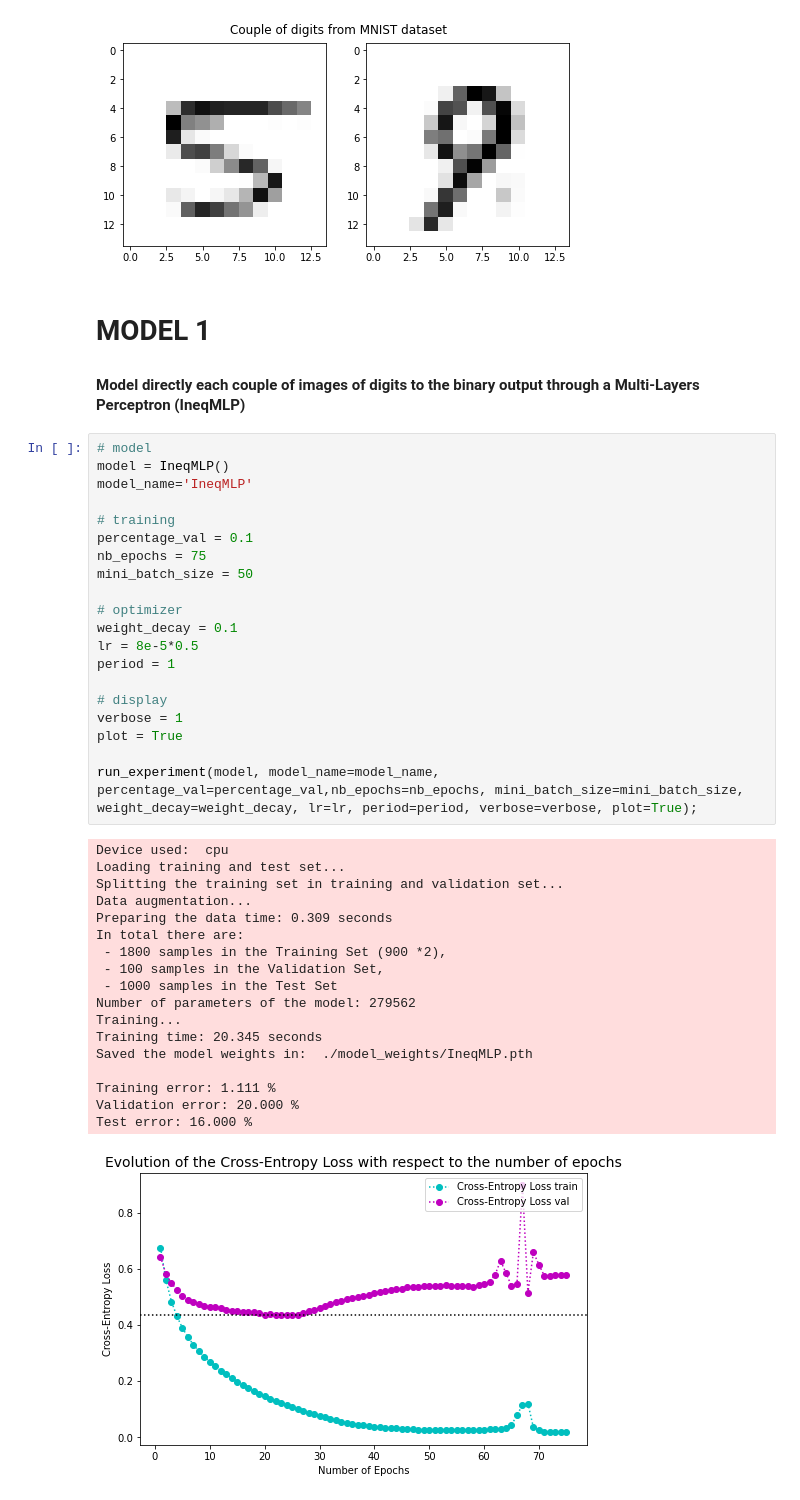
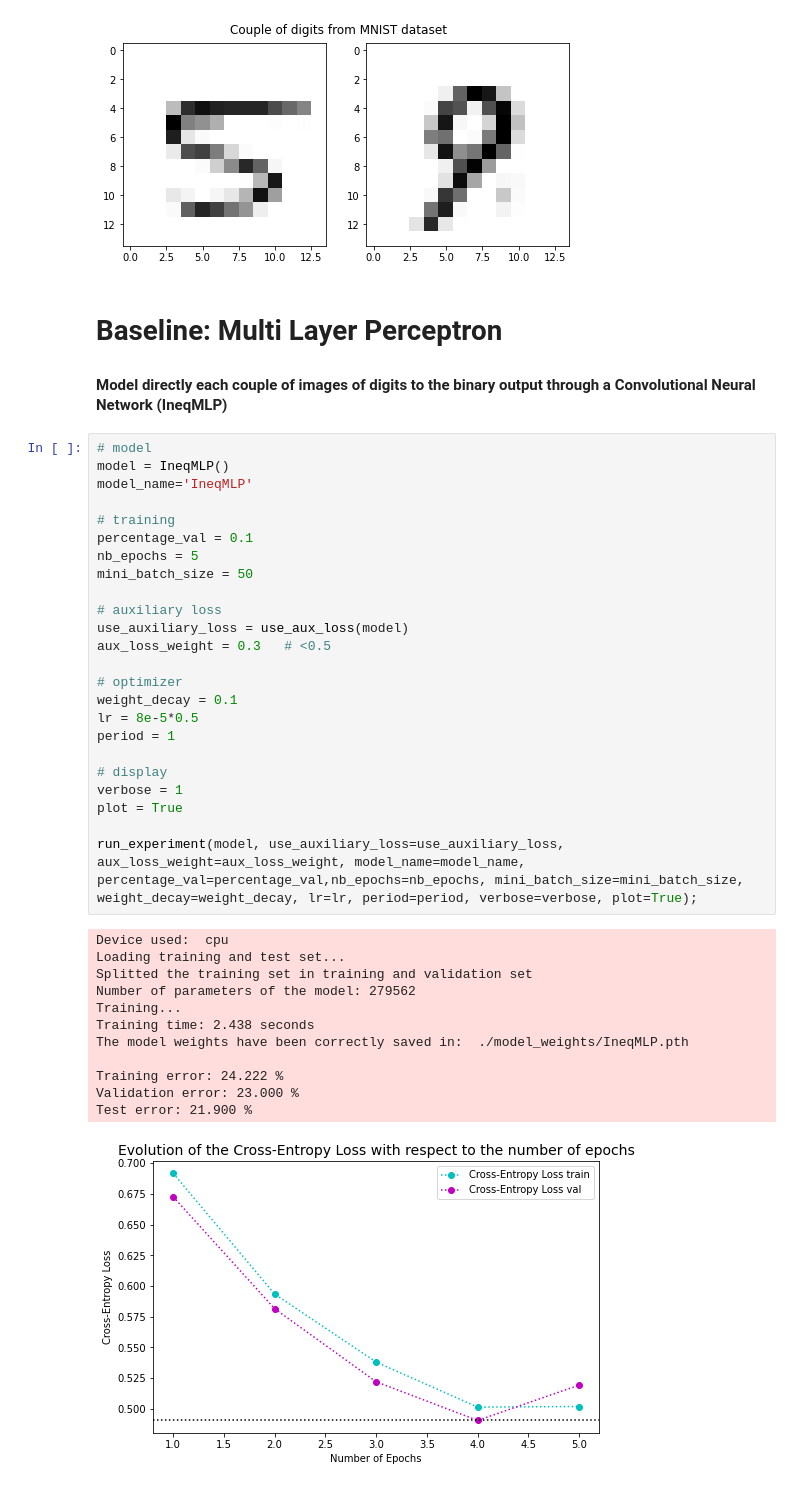
Before and after one commit to riccardocadei/DCNN-for-Digits-Comparison, a Jupyter notebook: main.ipynb, the cells around one changed output. Saved outputs shown, nothing was run; the diff lists cells and outputs as text.

Commit message:
clean notebook, add auxiliary loss, correct some bugs
clean notebook (now it should be in its final version) with the necessary output for the final report, add auxiliary loss, correct some bugs

```diff
--- a/main.ipynb
+++ b/main.ipynb
@@ -26,45 +24,43 @@ axs[1].imshow(train_input[n,1], cmap='Greys');
 # %% [output]
 [figure]
 # %% [markdown]
-# MODEL 1
-#### Model directly each couple of images of digits to the binary output through a Multi-Layers Perceptron (IneqMLP)
+# Baseline: Multi Layer Perceptron
+#### Model directly each couple of images of digits to the binary output through a Convolutional Neural Network (IneqMLP)
 # %%
 # model
 model = IneqMLP()
 model_name='IneqMLP'
 
 # training
 percentage_val = 0.1
-nb_epochs = 75
+nb_epochs = 5
 mini_batch_size = 50
+
+# auxiliary loss
+use_auxiliary_loss = use_aux_loss(model)
+aux_loss_weight = 0.3   # <0.5
 
 # optimizer
 weight_decay = 0.1
 lr = 8e-5*0.5
 period = 1
 
 # display
 verbose = 1
 plot = True
 
-run_experiment(model, model_name=model_name, percentage_val=percentage_val,nb_epochs=nb_epochs, mini_batch_size=mini_batch_size, weight_decay=weight_decay, lr=lr, period=period, verbose=verbose, plot=True);
+run_experiment(model, use_auxiliary_loss=use_auxiliary_loss, aux_loss_weight=aux_loss_weight, model_name=model_name, percentage_val=percentage_val,nb_epochs=nb_epochs, mini_batch_size=mini_batch_size, weight_decay=weight_decay, lr=lr, period=period, verbose=verbose, plot=True);
 # %% [output]
 Device used:  cpu
 Loading training and test set...
-Splitting the training set in training and validation set...
-Data augmentation...
-Preparing the data time: 0.309 seconds
-In total there are:
- - 1800 samples in the Training Set (900 *2),
- - 100 samples in the Validation Set,
- - 1000 samples in the Test Set
+Splitted the training set in training and validation set
 Number of parameters of the model: 279562
 Training...
-Training time: 20.345 seconds
-Saved the model weights in:  ./model_weights/IneqMLP.pth
+Training time: 2.438 seconds
+The model weights have been correctly saved in:  ./model_weights/IneqMLP.pth
 
-Training error: 1.111 %
-Validation error: 20.000 %
-Test error: 16.000 %
+Training error: 24.222 %
+Validation error: 23.000 %
+Test error: 21.900 %
-[figure, old version]
+[figure, new version]
 # %%
```
Also changed, not shown: parts of 10 cells of this notebook, 12 other files.
